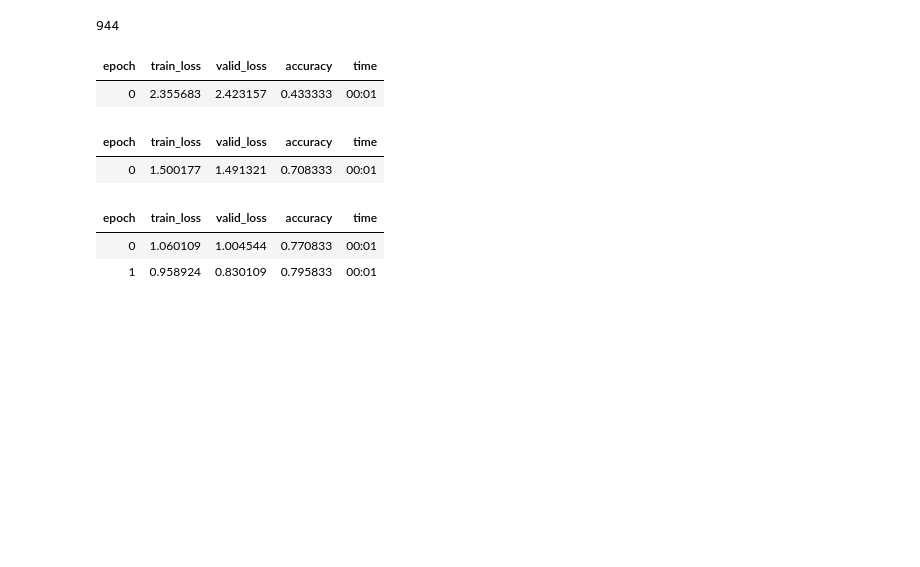
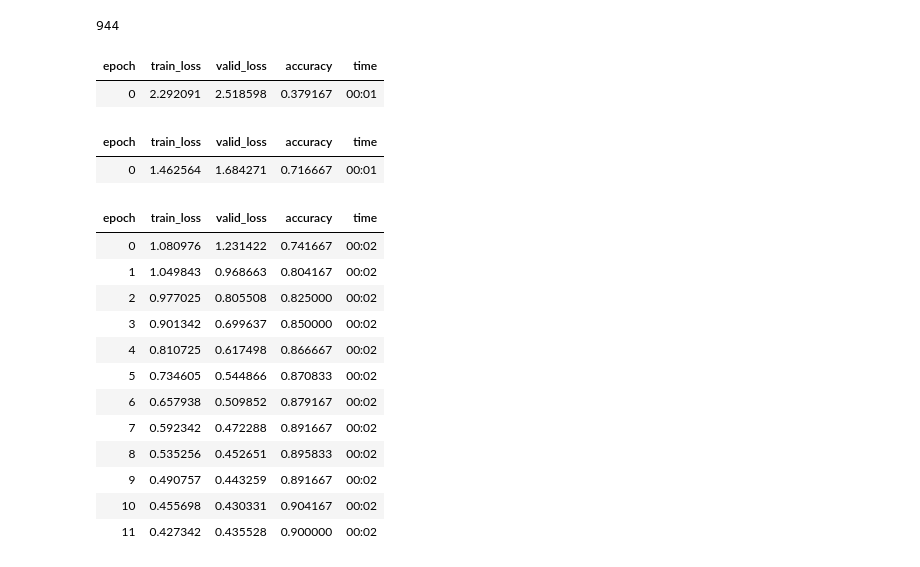
Before and after one commit to rubanzasilva/symptom_to_disease, a Jupyter notebook: symptom-disease-ulmfit.ipynb, the cells around one changed output. Cells and saved outputs as stored; diff of their text form; code cells hidden in the pictures; blank space fills up the shorter version.

```diff
--- a/symptom-disease-ulmfit.ipynb
+++ b/symptom-disease-ulmfit.ipynb
@@ -104,0 +94,3 @@ Path('/kaggle/input/symptoms-disease-no-id')
+# %%
+path = Path('/teamspace/studios/this_studio/.cache/kagglehub/datasets/rubanzasilva/symptoms-disease-no-id/versions/1')
+path
@@ -276,8 +269,9 @@ learn = text_classifier_learner(dls_clas, AWD_LSTM, drop_mult=0.5, metrics=accur
 # %% [markdown]
 We then define our text classifier as shown above. Before training it, we load in the previous encoder.
 # %%
-from pathlib import Path
-learn.path = Path('/kaggle/working')
+#| include: false
+#from pathlib import Path
+#learn.path = Path('/kaggle/working')
 # %%
 #| error: false
 learn = learn.load_encoder('finetuned')
@@ -301,21 +295,31 @@ len(dls_lm.vocab)
 learn.fit_one_cycle(1, 2e-2)
 # %% [output]
 | epoch | train_loss | valid_loss | accuracy | time |
-| 0 | 2.355683 | 2.423157 | 0.433333 | 00:01 |
+| 0 | 2.292091 | 2.518598 | 0.379167 | 00:01 |
 # %%
 #| error: false
 learn.freeze_to(-2)
 learn.fit_one_cycle(1, slice(1e-2/(2.6**4),1e-2))
 # %% [output]
 | epoch | train_loss | valid_loss | accuracy | time |
-| 0 | 1.500177 | 1.491321 | 0.708333 | 00:01 |
+| 0 | 1.462564 | 1.684271 | 0.716667 | 00:01 |
 # %%
 learn.unfreeze()
-learn.fit_one_cycle(2, slice(1e-3/(2.6**4),1e-3))
+learn.fit_one_cycle(12, slice(1e-3/(2.6**4),1e-3))
 # %% [output]
 | epoch | train_loss | valid_loss | accuracy | time |
-| 0 | 1.060109 | 1.004544 | 0.770833 | 00:01 |
-| 1 | 0.958924 | 0.830109 | 0.795833 | 00:01 |
+| 0 | 1.080976 | 1.231422 | 0.741667 | 00:02 |
+| 1 | 1.049843 | 0.968663 | 0.804167 | 00:02 |
+| 2 | 0.977025 | 0.805508 | 0.825000 | 00:02 |
+| 3 | 0.901342 | 0.699637 | 0.850000 | 00:02 |
+| 4 | 0.810725 | 0.617498 | 0.866667 | 00:02 |
+| 5 | 0.734605 | 0.544866 | 0.870833 | 00:02 |
+| 6 | 0.657938 | 0.509852 | 0.879167 | 00:02 |
+| 7 | 0.592342 | 0.472288 | 0.891667 | 00:02 |
+| 8 | 0.535256 | 0.452651 | 0.895833 | 00:02 |
+| 9 | 0.490757 | 0.443259 | 0.891667 | 00:02 |
+| 10 | 0.455698 | 0.430331 | 0.904167 | 00:02 |
+| 11 | 0.427342 | 0.435528 | 0.900000 | 00:02 |
 # %%
 learn.predict("I am having a running stomach, fever, general body weakness and have been getting bitten by mosquitoes often")
 # %% [output]
```
Also changed, not shown: parts of 20 cells of this notebook.
